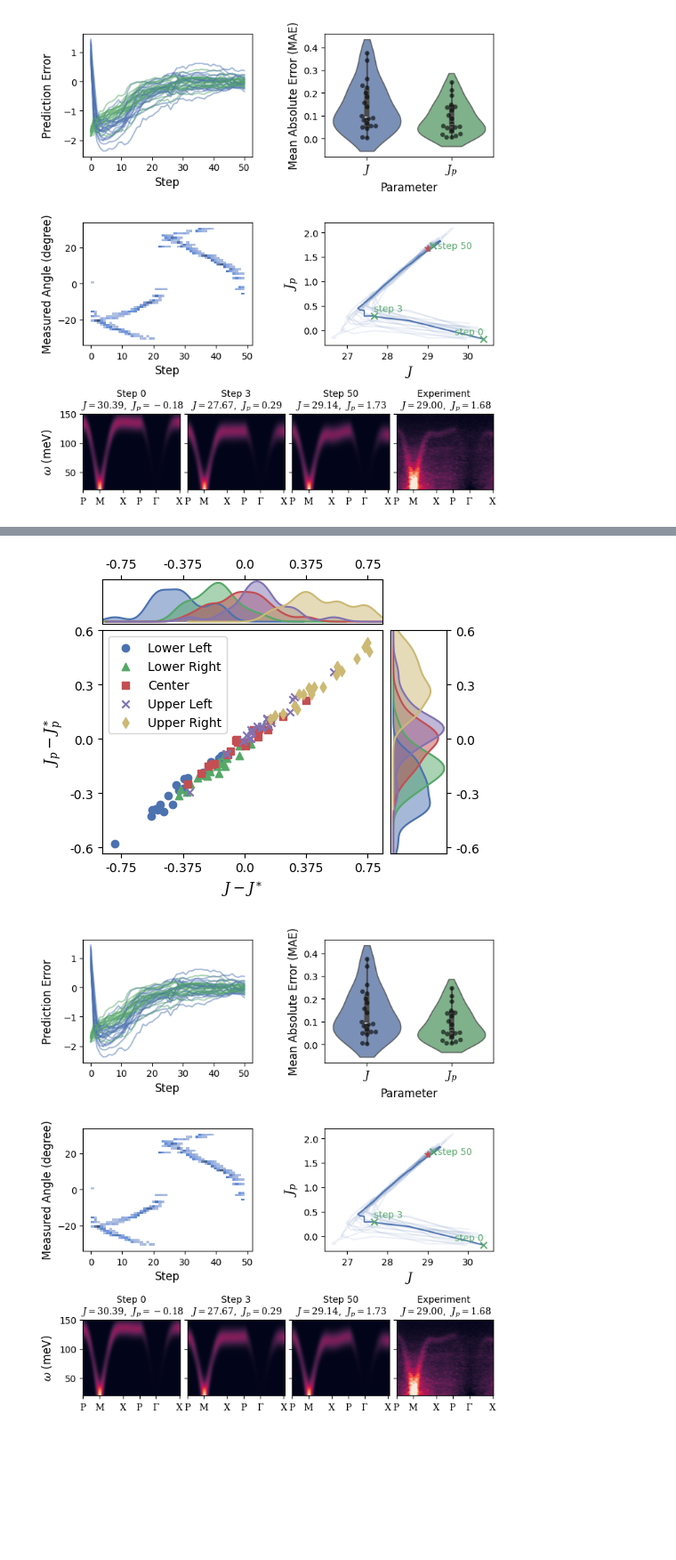
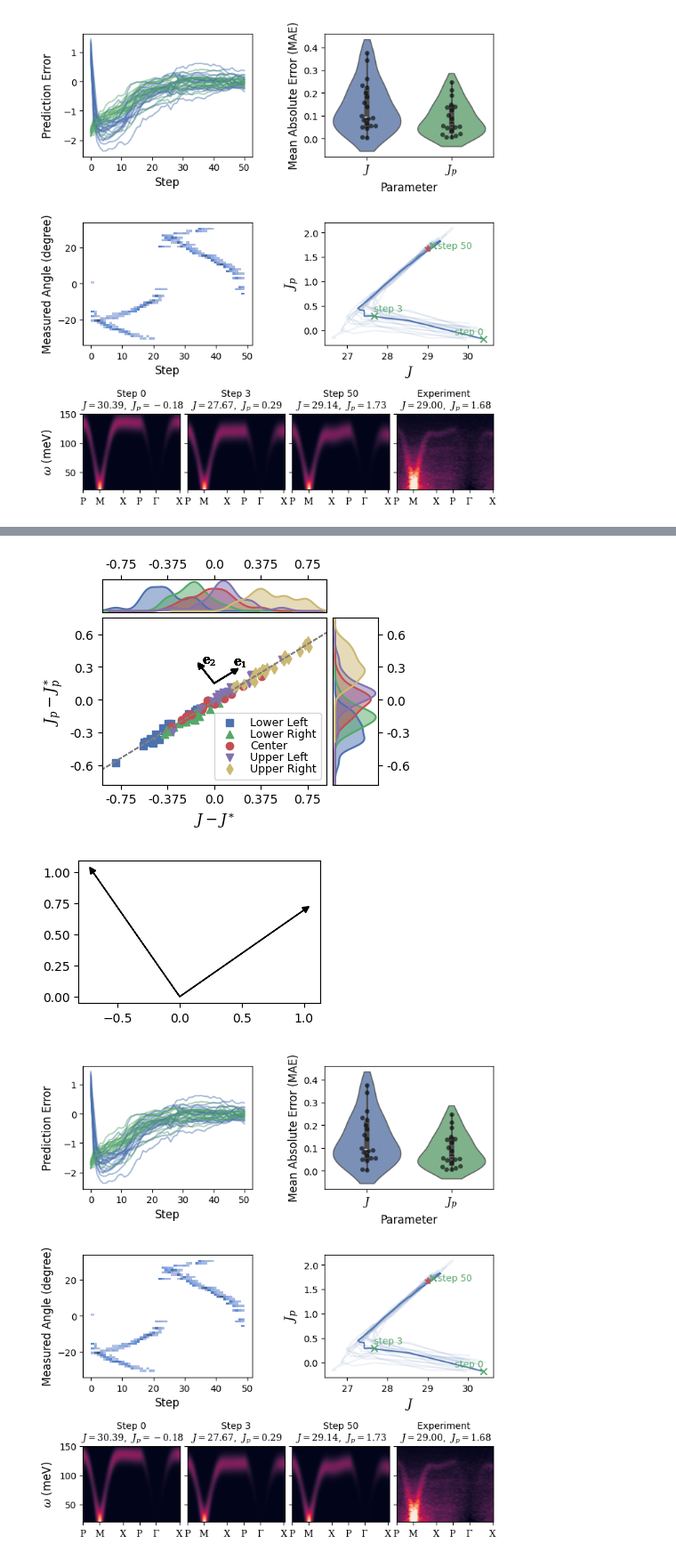
Before and after one commit to zhantaochen/inxs-steering, a Jupyter notebook: paper_preperation/real_exp_benchmark_results.ipynb, the cells around one changed output, grey strips where cells are left out. Shown at 89% size. Saved outputs shown, nothing was run; the diff lists cells and outputs as text; code cells hidden in the pictures; blank space fills up the shorter version.

```diff
--- a/paper_preperation/real_exp_benchmark_results.ipynb
+++ b/paper_preperation/real_exp_benchmark_results.ipynb
@@ -381,9 +407,13 @@ import seaborn as sns
 import matplotlib.pyplot as plt
 from sklearn.neighbors import KernelDensity
 
-
-
-fig, axes = plt.subplots(2,2,figsize=(5,4),gridspec_kw={'width_ratios': [1, 0.2], 'height_ratios': [0.2, 1], 'hspace': 0.05, 'wspace': 0.05})
+fig, axes = plt.subplots(2, 2,
+                         figsize=(4, 3),
+                         gridspec_kw={
+                             'width_ratios': [1, 0.2],
+                             'height_ratios': [0.2, 1],
+                             'hspace': 0.05,
+                             'wspace': 0.05})
 ax = axes[1,0]
 ax1 = axes[0,0]
 ax2 = axes[1,1]
@@ -397,11 +427,18 @@ legend_dict = {
     'upperleft': 'Upper Left',
     'upperright': 'Upper Right'
 }
+# legend_dict = {
+#     'center': r'$[20,40] \times [-5,5]$',
+#     'lowerleft': r'$[20,32] \times [-5,2]$',
+#     'lowerright': r'$[28,40] \times [-5,2]$',
+#     'upperleft': r'$[20,32] \times [-2,5]$',
+#     'upperright': r'$[28,40] \times [-2,5]$'
+# }
 marker_dict = {
-    'center': 's',
-    'lowerleft': 'o',
+    'center': 'o',
+    'lowerleft': 's',
     'lowerright': '^',
-    'upperleft': 'x',
+    'upperleft': 'v',
     'upperright': 'd'
 }
 
@@ -412,7 +449,10 @@ for _method_suffix in ['lowerleft', 'lowerright', 'center', 'upperleft', 'upperr
     # plt.scatter(pred_error[:,-1,0], pred_error[:,-1,1])
     # Scatter plot in the middle
     ax.scatter(pred_error[:,-1,0], pred_error[:,-1,1], label=legend_dict[_method_suffix], marker=marker_dict[_method_suffix])
-    ax.legend()
+    (xmin, xmax) = ax.get_xlim()
+    ax.plot(np.linspace(-1, 1, 101), np.polyval(fit_col, np.linspace(-1, 1, 101)), color='gray', linewidth=1, linestyle='--')
+    ax.set_xlim(-0.9, 0.9)
+    ax.legend(loc='lower right', ncol=1, fontsize=9, labelspacing=0.0)
     ax.set_xticks(np.linspace(-0.75, 0.75, 5))
     ax.set_xticklabels(np.round(np.linspace(-0.75, 0.75, 5), decimals=3))
     ax.set_yticks(np.linspace(-0.6, 0.6, 5))
@@ -422,34 +462,52 @@ for _method_suffix in ['lowerleft', 'lowerright', 'center', 'upperleft', 'upperr
 
     X_plot = np.linspace(pred_error[:,-1,0].min()-0.5, pred_error[:,-1,0].max()+0.5, 100)[:, np.newaxis]
     kde = KernelDensity(kernel="gaussian", bandwidth=0.06).fit(pred_error[:,-1,0].reshape(-1,1))
     log_dens = kde.score_samples(X_plot)
     ax1.plot(X_plot[:, 0], np.exp(log_dens))
     ax1.fill_between(X_plot[:,0], np.exp(log_dens), alpha=0.5)
     ax1.xaxis.set_label_position("top")
     ax1.xaxis.tick_top()
     ax1.set_xticks(np.linspace(-0.75, 0.75, 5))
     ax1.set_xticklabels(np.round(np.linspace(-0.75, 0.75, 5), decimals=3))
     ax1.set_yticks([])
 
     Y_plot = np.linspace(pred_error[:,-1,1].min()-0.5, pred_error[:,-1,1].max()+0.5, 100)[:, np.newaxis]
     kde = KernelDensity(kernel="gaussian", bandwidth=0.06).fit(pred_error[:,-1,1].reshape(-1,1))
     log_dens = kde.score_samples(Y_plot)
     ax2.plot(np.exp(log_dens), Y_plot[:, 0])
     ax2.fill_betweenx(Y_plot[:,0], np.exp(log_dens), alpha=0.5)
     ax2.yaxis.set_label_position("right")
     ax2.yaxis.tick_right()
     ax2.set_yticks(np.linspace(-0.6, 0.6, 5))
     ax2.set_yticklabels(np.round(np.linspace(-0.6, 0.6, 5), decimals=3))
     ax2.set_xticks([])
 
     # ax.set_aspect('equal')
 
     ax1.set_xlim(ax.get_xlim())
     ax2.set_ylim(ax.yaxis.get_view_interval())
 
+    ax.arrow(0, 0.15, 0.15, 0.15 * fit_col[0],
+             head_width=0.05, head_length=0.05, fc='k', ec='k')
+    ax.text(0.15, 0.175 + 0.15 * fit_col[0], '$\mathbf{e}_{1}$',
+            fontsize=10, va='bottom', ha='left')
+    ax.arrow(0, 0.15, -0.1, 0.1 * 1 / fit_col[0],
+             head_width=0.05, head_length=0.05, fc='k', ec='k')
+    ax.text(-0.1, 0.15 + 0.1 * 1 / fit_col[0], '$\mathbf{e}_{2}$',
+            fontsize=10, va='bottom', ha='left')
 fig.savefig('figures/exp_benchmark_summary_shifted_init.pdf', bbox_inches='tight')
 # %% [output]
-[figure, old version]
+[figure, new version]
+# %%
+a = fit_col[0]
+
+fig, ax = plt.subplots(1, 1, figsize=(3.5, 3.5))
+ax.arrow(0, 0, 1, a, head_width=0.05, head_length=0.05, fc='k', ec='k')
+ax.arrow(0, 0, -a, 1, head_width=0.05, head_length=0.05, fc='k', ec='k')
+
+ax.set_aspect('equal')
+# %% [output]
+[figure, added]
 # %%
 shift_type = 'center'
 maes_demo = results_shifted_init[shift_type]['maes']
```
Also changed, not shown: parts of 12 cells of this notebook, 5 other files.
